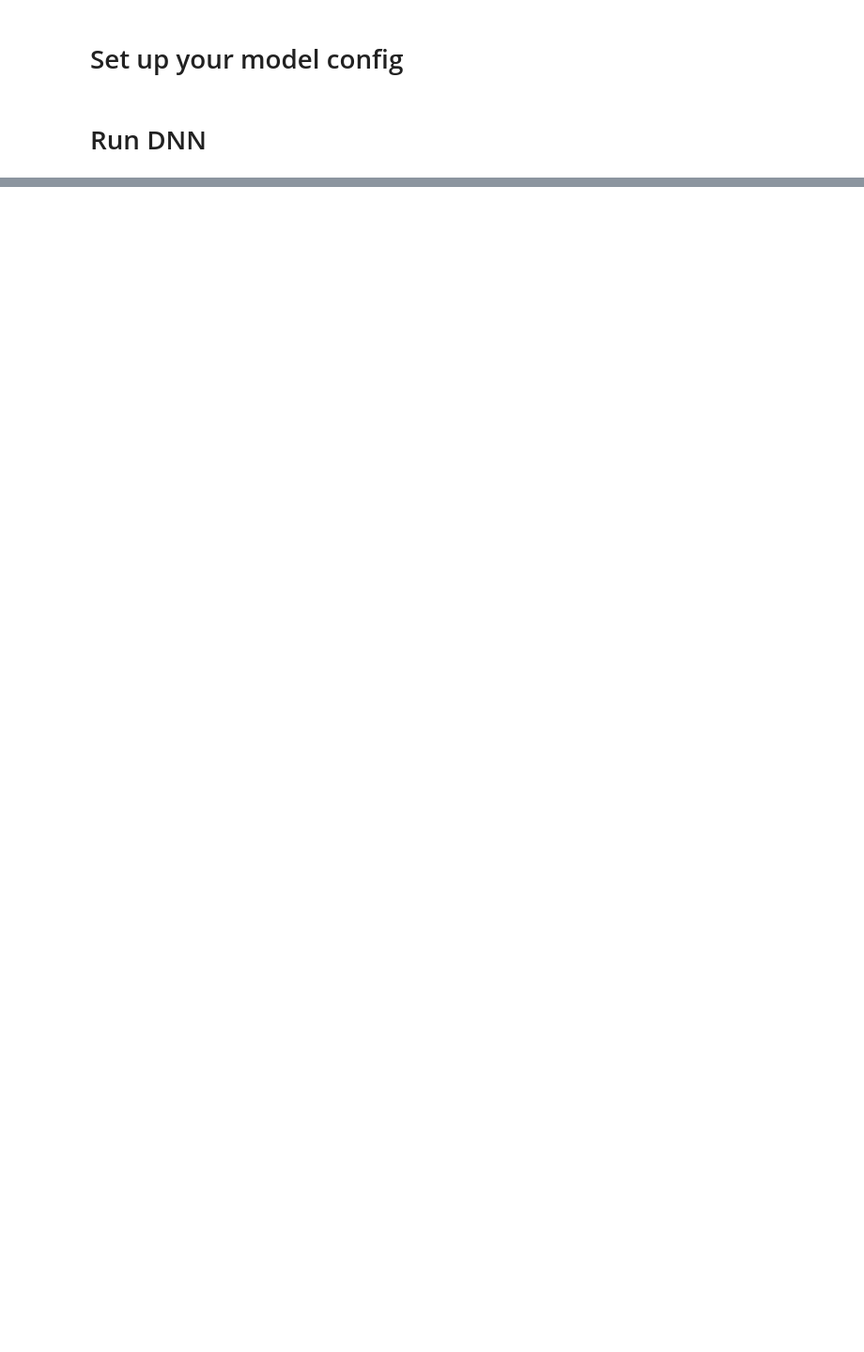
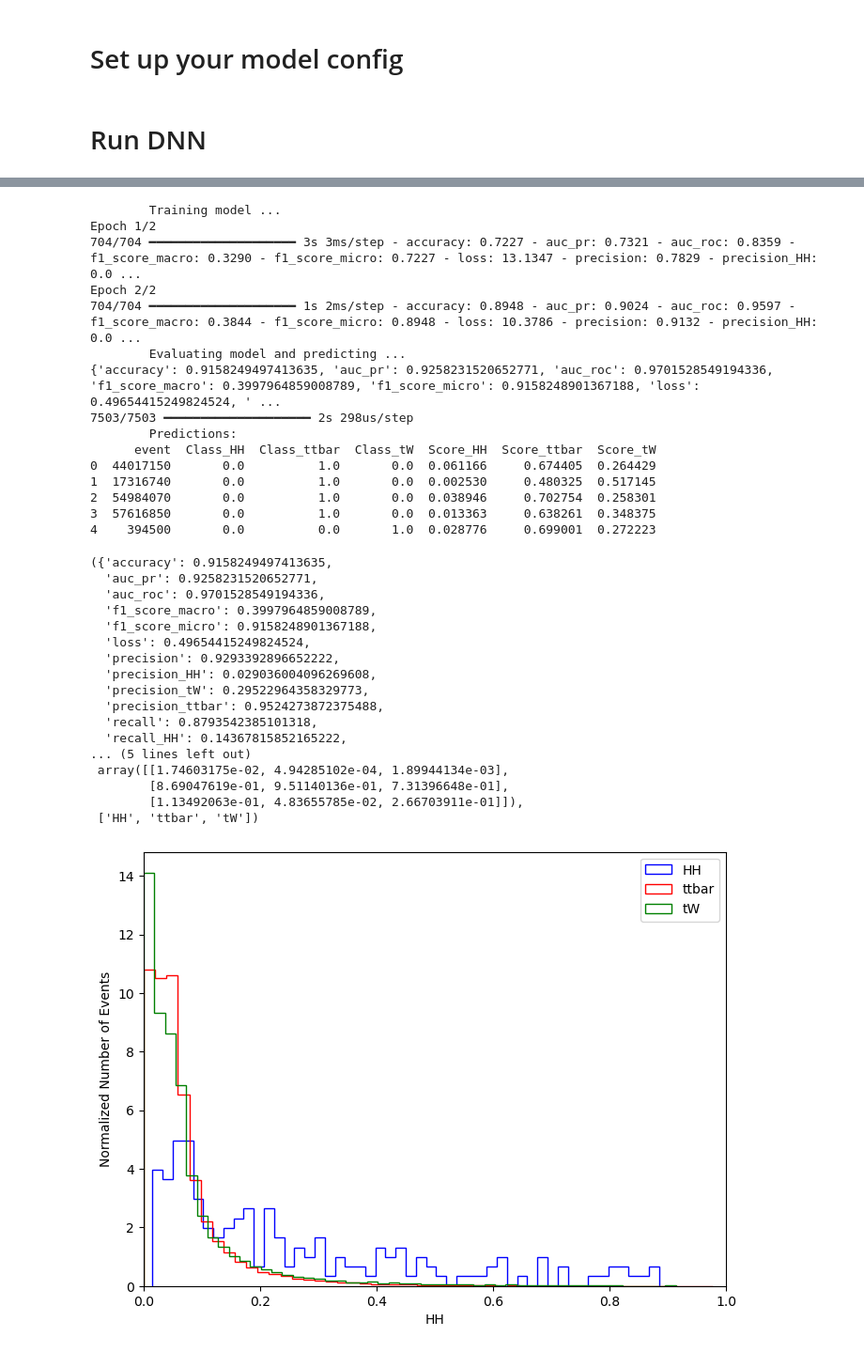
Before and after one commit to antonettprado/hh, a Jupyter notebook: Bamboo_setup/src/post_processing/NN/notebooks/Run_manual.ipynb, the cells around one changed output, grey strips where cells are left out. Shown at 94% size. Saved outputs shown, nothing was run; the diff lists cells and outputs as text; code cells hidden in the pictures; blank space fills up the shorter version.

```diff
--- a/Bamboo_setup/src/post_processing/NN/notebooks/Run_manual.ipynb
+++ b/Bamboo_setup/src/post_processing/NN/notebooks/Run_manual.ipynb
@@ -10,9 +10,10 @@ From localhost, select the 'Python 3' kernel.
 # %%
 import sys
 from pathlib import Path
-BAMBOO_SETUP = Path.cwd()
-NN_POSTPROCESSING = BAMBOO_SETUP / 'src' / 'post_processing' / 'NN'
-NOTEBOOKS = NN_POSTPROCESSING / 'notebooks'
+NOTEBOOKS = Path.cwd()                          # <-- Edit as needed
+NN_POSTPROCESSING = NOTEBOOKS.parents[0]        # <-- Edit as needed
+BAMBOO_SETUP = NOTEBOOKS.parents[3]             # <-- Edit as needed
+Z_OUTPUT_eos = Path('/Users/antonett/Documents/HH Analysis/Z_OUTPUT_eos')   # <-- Edit as needed
 sys.path.append(str((BAMBOO_SETUP/'src').resolve()))
 import pandas as pd
 pd.set_option('display.max_columns', None)  # Display all columns
@@ -28,9 +29,9 @@ pd.set_option('display.width', 1000)  # Set a larger width to fit the editor win
 # %%
 from post_processing.NN.DataHandler import DataHandler
 datahandler = DataHandler(
-    workdir=Path('/eos/user/a/anunezde/Z_OUTPUT_eos/2022_even_1013/Reco'),
-    tree_name='SL_res_2b_x',
-    total_inputs= NN_POSTPROCESSING / 'input/vars40.txt'
+    workdir=Z_OUTPUT_eos/'2022_even_0815/Reco',
+    tree_name='SL_res_2b_x'
+    # total_inputs= NN_POSTPROCESSING / 'input/vars40.txt'
 )
 total_df = datahandler.load_data()
 total_df = datahandler.fix_any_mismatch(total_df)
@@ -64,4 +69,5 @@ model_config = ModelConfig(
 # %%
 from post_processing.NN.DNNModel import DNNModel
 DNN = DNNModel(model_config=model_config, modeldir= NOTEBOOKS/'model_custom_trial2')
-DNN.Run(total_df, fixed_random_seed=True)
+DNN.Run(total_df, fixed_random_seed=True, save_model_info=False)
+# %% [output]
@@ -67,0 +112,33 @@ DNN.Run(total_df, fixed_random_seed=True)
+        Training model ...
+Epoch 1/2
+704/704 ━━━━━━━━━━━━━━━━━━━━ 3s 3ms/step - accuracy: 0.7227 - auc_pr: 0.7321 - auc_roc: 0.8359 - f1_score_macro: 0.3290 - f1_score_micro: 0.7227 - loss: 13.1347 - precision: 0.7829 - precision_HH: 0.0 ...
+Epoch 2/2
+704/704 ━━━━━━━━━━━━━━━━━━━━ 1s 2ms/step - accuracy: 0.8948 - auc_pr: 0.9024 - auc_roc: 0.9597 - f1_score_macro: 0.3844 - f1_score_micro: 0.8948 - loss: 10.3786 - precision: 0.9132 - precision_HH: 0.0 ...
+        Evaluating model and predicting ...
+{'accuracy': 0.9158249497413635, 'auc_pr': 0.9258231520652771, 'auc_roc': 0.9701528549194336, 'f1_score_macro': 0.3997964859008789, 'f1_score_micro': 0.9158248901367188, 'loss': 0.49654415249824524, ' ...
+7503/7503 ━━━━━━━━━━━━━━━━━━━━ 2s 298us/step
+        Predictions:
+      event  Class_HH  Class_ttbar  Class_tW  Score_HH  Score_ttbar  Score_tW
+0  44017150       0.0          1.0       0.0  0.061166     0.674405  0.264429
+1  17316740       0.0          1.0       0.0  0.002530     0.480325  0.517145
+2  54984070       0.0          1.0       0.0  0.038946     0.702754  0.258301
+3  57616850       0.0          1.0       0.0  0.013363     0.638261  0.348375
+4    394500       0.0          0.0       1.0  0.028776     0.699001  0.272223
+({'accuracy': 0.9158249497413635,
+  'auc_pr': 0.9258231520652771,
+  'auc_roc': 0.9701528549194336,
+  'f1_score_macro': 0.3997964859008789,
+  'f1_score_micro': 0.9158248901367188,
+  'loss': 0.49654415249824524,
+  'precision': 0.9293392896652222,
+  'precision_HH': 0.029036004096269608,
+  'precision_tW': 0.29522964358329773,
+  'precision_ttbar': 0.9524273872375488,
+  'recall': 0.8793542385101318,
+  'recall_HH': 0.14367815852165222,
+... (5 lines left out)
+ array([[1.74603175e-02, 4.94285102e-04, 1.89944134e-03],
+        [8.69047619e-01, 9.51140136e-01, 7.31396648e-01],
+        [1.13492063e-01, 4.83655785e-02, 2.66703911e-01]]),
+ ['HH', 'ttbar', 'tW'])
+[figure, added]
```
Also changed, not shown: parts of 2 cells of this notebook, 11 other files.
